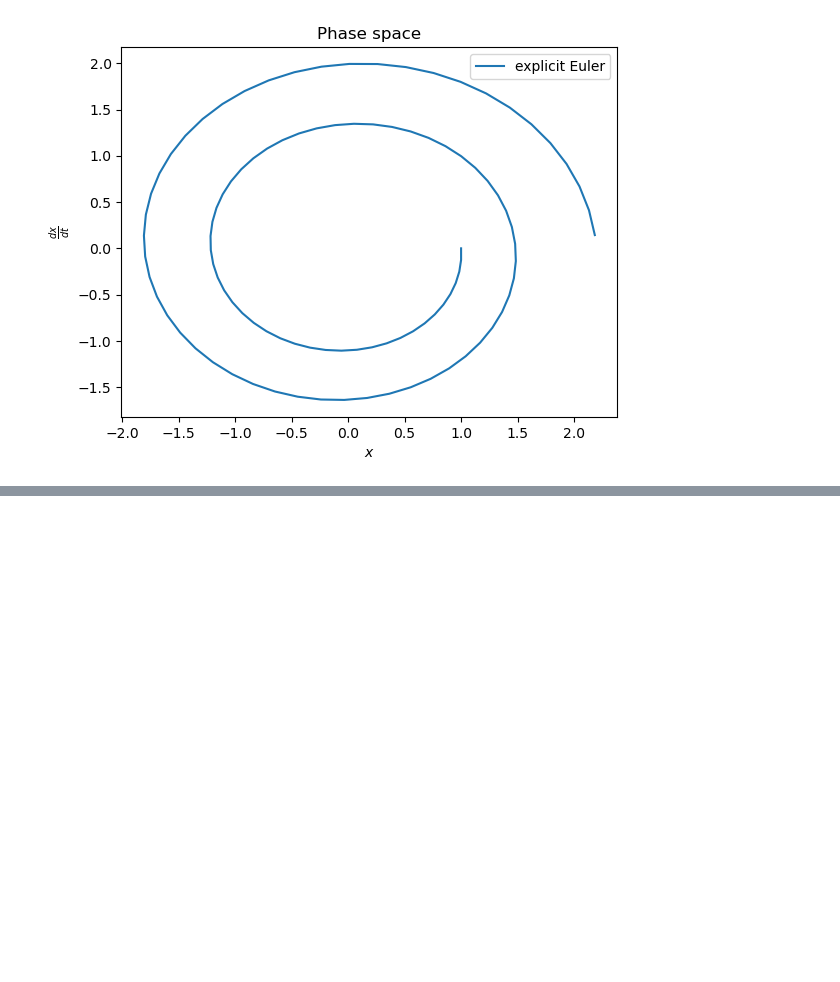
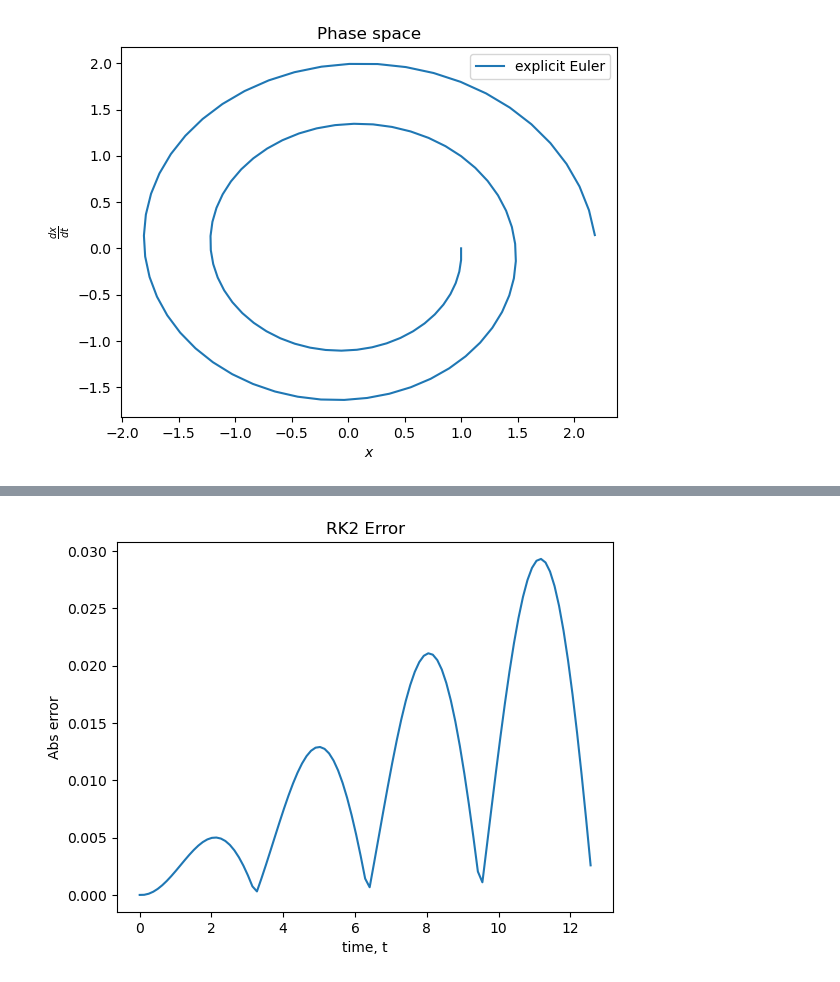
Before and after one commit to tkeegan12/Course_Computational_Physics_and_Engineering, a Jupyter notebook: Module3_Ordinary_Differential_Equations.ipynb, the cells around one changed output, grey strips where cells are left out. Drawn from its saved outputs; the diff is of its cells as text; code cells hidden in the pictures; blank space fills up the shorter version.

```diff
--- a/Module3_Ordinary_Differential_Equations.ipynb
+++ b/Module3_Ordinary_Differential_Equations.ipynb
@@ -168,0 +221,11 @@ In practice, [the forth-order Runge-Kutta method (RK4)](https://dlmf.nist.gov/3.
+# %%
+title("RK2 Error")
+
+rk2_error = abs.(cos.(expl_rk2_t) - expl_rk2_𝐲[1, :])
+
+plot(expl_rk2_t, rk2_error)
+xlabel("time, t")
+ylabel("Abs error")
+show()
+# %% [output]
+[figure, added]
```
Also changed, not shown: parts of 12 cells of this notebook.
